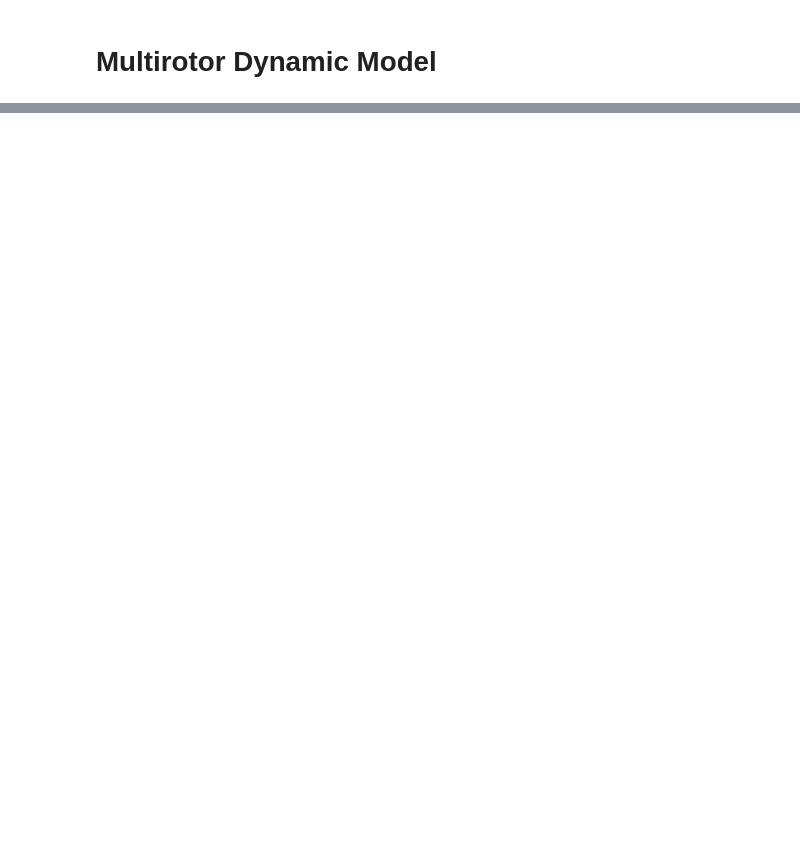
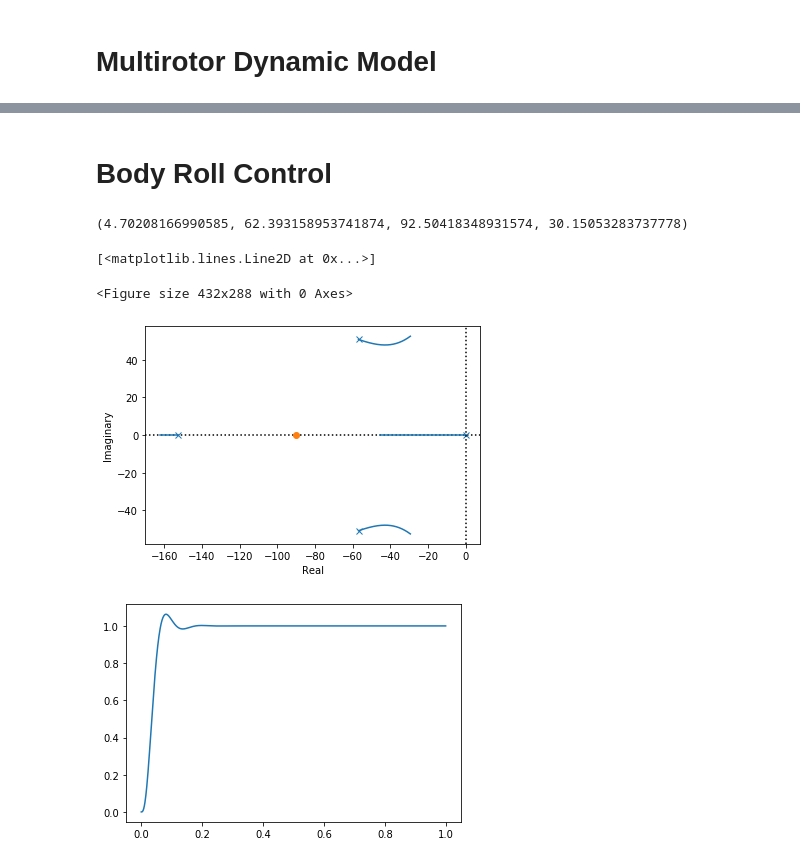
Before and after one commit to jgoppert/aae497-f19, a Jupyter notebook: lectures/10-Multirotor.ipynb, the cells around one changed output, grey strips where cells are left out. Drawn from its saved outputs; the diff is of its cells as text; code cells hidden in the pictures; blank space fills up the shorter version.

```diff
--- a/lectures/10-Multirotor.ipynb
+++ b/lectures/10-Multirotor.ipynb
@@ -63,0 +175,22 @@ def SO3_adjoint(V):
+# %% [markdown]
+# Body Roll Control
+# %%
+H_roll = 30
+G_roll = Gc_roll_rate/s
+Go_roll = H_roll*G_roll
+Gc_roll = control.feedback(Go_roll)
+print(control.margin(Go_roll))
+
+plt.figure()
+control.rlocus(Go_roll, kvect=np.linspace(0, 1, 1000));
+plt.axis('equal')
+
+plt.figure()
+t, y = control.step_response(Gc_roll, np.linspace(0, 1, 1000))
+plt.plot(t, y)
+# %% [output]
+(4.70208166990585, 62.393158953741874, 92.50418348931574, 30.15053283737778)
+[<matplotlib.lines.Line2D at 0x...>]
+<Figure size 432x288 with 0 Axes>
+[figure, added]
+[figure, added]
```
Also changed, not shown: parts of 21 cells of this notebook, 2 other files.
